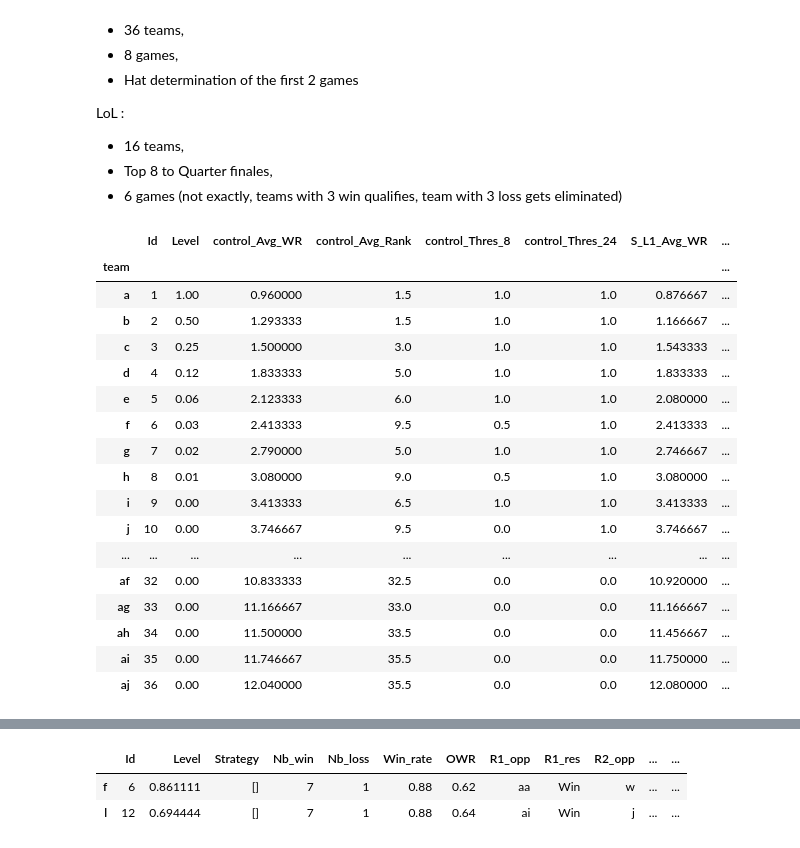
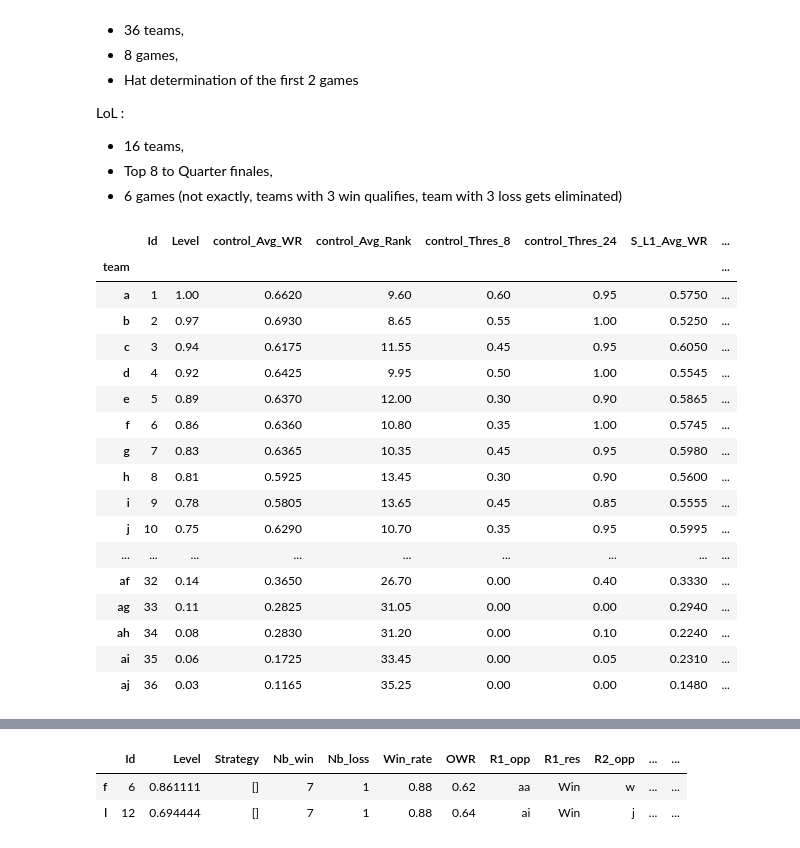
Before and after one commit to arnaud-odet/swiss_rounds_simulator, a Jupyter notebook: swiss_round.ipynb, the cells around one changed output, grey strips where cells are left out. Drawn from its saved outputs; the diff is of its cells as text; code cells hidden in the pictures.

```diff
--- a/swiss_round.ipynb
+++ b/swiss_round.ipynb
@@ -24,24 +24,24 @@ LoL :
 * Top 8 to Quarter finales,
 * 6 games (not exactly, teams with 3 win qualifies, team with 3 loss gets eliminated)
 # %%
-df = pd.read_csv('data/prob_exp_T=36_R=8.csv').set_index('team')
+df = pd.read_csv('data/prob_lin_T=36_R=8.csv').set_index('team')
 df
 # %% [output]
 |  | Id | Level | control_Avg_WR | control_Avg_Rank | control_Thres_8 | control_Thres_24 | S_L1_Avg_WR | ... |
 | team |  |  |  |  |  |  |  | ... |
-| a | 1 | 1.00 | 0.960000 | 1.5 | 1.0 | 1.0 | 0.876667 | ... |
-| b | 2 | 0.50 | 1.293333 | 1.5 | 1.0 | 1.0 | 1.166667 | ... |
-| c | 3 | 0.25 | 1.500000 | 3.0 | 1.0 | 1.0 | 1.543333 | ... |
-| d | 4 | 0.12 | 1.833333 | 5.0 | 1.0 | 1.0 | 1.833333 | ... |
-| e | 5 | 0.06 | 2.123333 | 6.0 | 1.0 | 1.0 | 2.080000 | ... |
-| f | 6 | 0.03 | 2.413333 | 9.5 | 0.5 | 1.0 | 2.413333 | ... |
-| g | 7 | 0.02 | 2.790000 | 5.0 | 1.0 | 1.0 | 2.746667 | ... |
-| h | 8 | 0.01 | 3.080000 | 9.0 | 0.5 | 1.0 | 3.080000 | ... |
-| i | 9 | 0.00 | 3.413333 | 6.5 | 1.0 | 1.0 | 3.413333 | ... |
-| j | 10 | 0.00 | 3.746667 | 9.5 | 0.0 | 1.0 | 3.746667 | ... |
+| a | 1 | 1.00 | 0.6620 | 9.60 | 0.60 | 0.95 | 0.5750 | ... |
+| b | 2 | 0.97 | 0.6930 | 8.65 | 0.55 | 1.00 | 0.5250 | ... |
+| c | 3 | 0.94 | 0.6175 | 11.55 | 0.45 | 0.95 | 0.6050 | ... |
+| d | 4 | 0.92 | 0.6425 | 9.95 | 0.50 | 1.00 | 0.5545 | ... |
+| e | 5 | 0.89 | 0.6370 | 12.00 | 0.30 | 0.90 | 0.5865 | ... |
+| f | 6 | 0.86 | 0.6360 | 10.80 | 0.35 | 1.00 | 0.5745 | ... |
+| g | 7 | 0.83 | 0.6365 | 10.35 | 0.45 | 0.95 | 0.5980 | ... |
+| h | 8 | 0.81 | 0.5925 | 13.45 | 0.30 | 0.90 | 0.5600 | ... |
+| i | 9 | 0.78 | 0.5805 | 13.65 | 0.45 | 0.85 | 0.5555 | ... |
+| j | 10 | 0.75 | 0.6290 | 10.70 | 0.35 | 0.95 | 0.5995 | ... |
 | ... | ... | ... | ... | ... | ... | ... | ... | ... |
-| af | 32 | 0.00 | 10.833333 | 32.5 | 0.0 | 0.0 | 10.920000 | ... |
-| ag | 33 | 0.00 | 11.166667 | 33.0 | 0.0 | 0.0 | 11.166667 | ... |
-| ah | 34 | 0.00 | 11.500000 | 33.5 | 0.0 | 0.0 | 11.456667 | ... |
-| ai | 35 | 0.00 | 11.746667 | 35.5 | 0.0 | 0.0 | 11.750000 | ... |
-| aj | 36 | 0.00 | 12.040000 | 35.5 | 0.0 | 0.0 | 12.080000 | ... |
+| af | 32 | 0.14 | 0.3650 | 26.70 | 0.00 | 0.40 | 0.3330 | ... |
+| ag | 33 | 0.11 | 0.2825 | 31.05 | 0.00 | 0.00 | 0.2940 | ... |
+| ah | 34 | 0.08 | 0.2830 | 31.20 | 0.00 | 0.10 | 0.2240 | ... |
+| ai | 35 | 0.06 | 0.1725 | 33.45 | 0.00 | 0.05 | 0.2310 | ... |
+| aj | 36 | 0.03 | 0.1165 | 35.25 | 0.00 | 0.00 | 0.1480 | ... |
```
Also changed, not shown: parts of 1 cell of this notebook, 1 other file.
